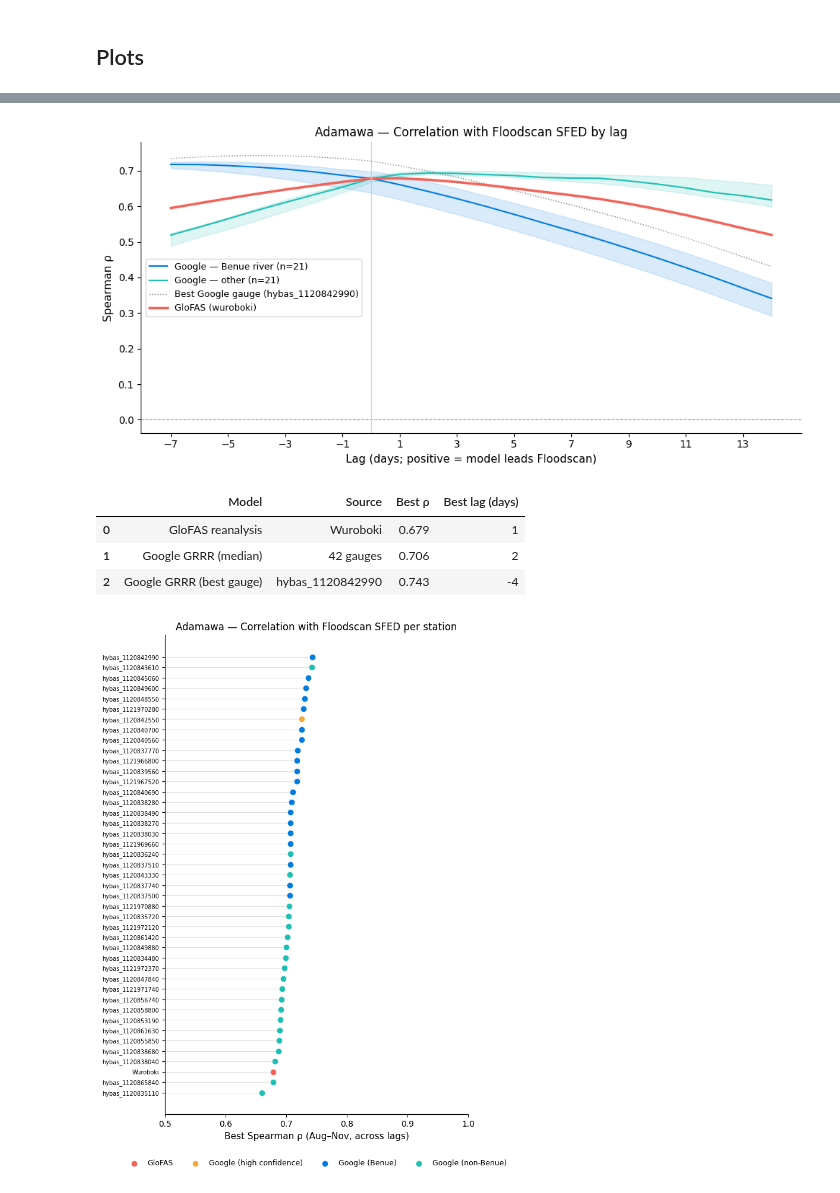
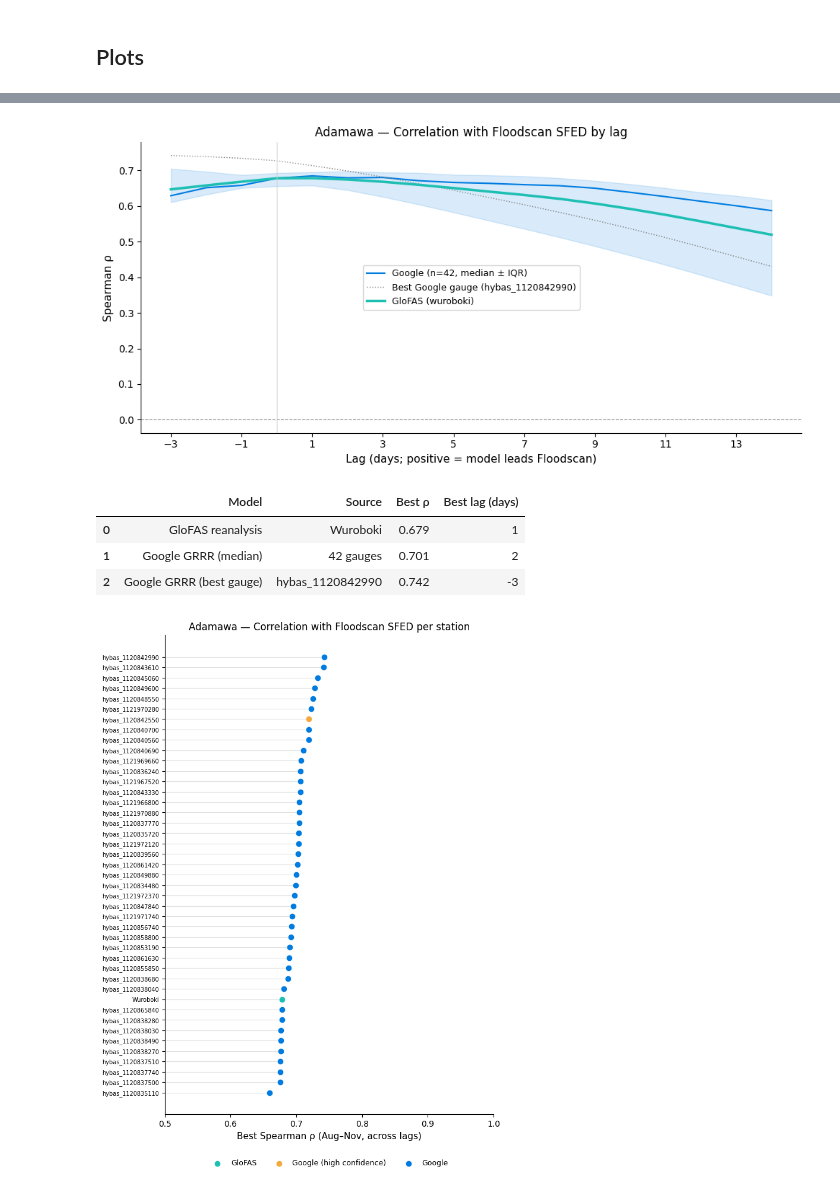
Before and after one commit to OCHA-DAP/ds-aa-nga-flooding, a Jupyter notebook: exploration/2026/cerf/19_model_reanalysis_comparison.ipynb, the cells around one changed output, grey strips where cells are left out. Drawn from its saved outputs; the diff is of its cells as text; code cells hidden in the pictures.

```diff
--- a/exploration/2026/cerf/19_model_reanalysis_comparison.ipynb
+++ b/exploration/2026/cerf/19_model_reanalysis_comparison.ipynb
@@ -46,7 +46,7 @@ True
 STATE = "Adamawa"  # "Adamawa" or "Benue"
 
 WET_MONTHS = [8, 9, 10, 11]  # Aug–Nov
-MIN_LAG = -7
+MIN_LAG = -3
 MAX_LAG = 14
 MIN_OBS = 60
 
@@ -201,6 +201,18 @@ gf_best_r, gf_best_lag, gf_lag_profile = best_lag_corr(merged_gf, "discharge", m
 print(f"GloFAS ({cfg['glofas_station']}): best ρ = {gf_best_r:.3f} at lag = {gf_best_lag} days, n = {len(merged_gf)}")
 # %% [output]
 GloFAS (wuroboki): best ρ = 0.679 at lag = 1 days, n = 3172
+# %%
+CAT_COLORS = {
+    "GloFAS":                   "#1EBFB3",
+    "Google (high confidence)":  "#F4A93B",
+    "Google":                    "#007CE0",
+}
+
+def get_category(row):
+    if row["quality_verified"]:
+        return "Google (high confidence)"
+    else:
+        return "Google"
 # %% [markdown]
 ## Annual peak correlation diagnostics
 
@@ -452,46 +539,37 @@ def lag_profile_matrix(df_subset):
         dtype=float,
     )
 
-arr_benue = lag_profile_matrix(df_google[df_google["is_benue"]])
-arr_other = lag_profile_matrix(df_google[~df_google["is_benue"]])
-
+arr_all = lag_profile_matrix(df_google)
 best_gauge_idx = df_google["best_r"].idxmax()
 best_gauge_profile = [df_google.loc[best_gauge_idx, "lag_profile"].get(lag, np.nan) for lag in lags]
 gf_profile = [gf_lag_profile.get(lag, np.nan) for lag in lags]
 
 fig, ax = plt.subplots(figsize=(10, 5))
 
-if len(arr_benue):
-    ax.fill_between(lags,
-        np.nanpercentile(arr_benue, 25, axis=0), np.nanpercentile(arr_benue, 75, axis=0),
-        color="#007CE0", alpha=0.15)
-    ax.plot(lags, np.nanmedian(arr_benue, axis=0), color="#007CE0", linewidth=1.5,
-            label=f"Google — Benue river (n={len(arr_benue)})")
-
-if len(arr_other):
-    ax.fill_between(lags,
-        np.nanpercentile(arr_other, 25, axis=0), np.nanpercentile(arr_other, 75, axis=0),
-        color="#1EBFB3", alpha=0.15)
-    ax.plot(lags, np.nanmedian(arr_other, axis=0), color="#1EBFB3", linewidth=1.5,
-            label=f"Google — other (n={len(arr_other)})")
+ax.fill_between(lags,
+    np.nanpercentile(arr_all, 25, axis=0), np.nanpercentile(arr_all, 75, axis=0),
+    color=CAT_COLORS["Google"], alpha=0.15)
+ax.plot(lags, np.nanmedian(arr_all, axis=0), color=CAT_COLORS["Google"], linewidth=1.5,
+        label=f"Google (n={len(arr_all)}, median ± IQR)")
 
 ax.plot(lags, best_gauge_profile, color="#888888", linewidth=1, linestyle=":",
         label=f"Best Google gauge ({df_google.loc[best_gauge_idx, 'gauge_id']})")
-ax.plot(lags, gf_profile, color="#F2645A", linewidth=2.5, label=f"GloFAS ({cfg['glofas_station']})")
+ax.plot(lags, gf_profile, color=CAT_COLORS["GloFAS"], linewidth=2.5,
+        label=f"GloFAS ({cfg['glofas_station']})")
 
 ax.axhline(0, color="#888888", linewidth=0.8, linestyle="--")
 ax.axvline(0, color="#cccccc", linewidth=0.8)
 ax.set_xlabel("Lag (days; positive = model leads Floodscan)", fontsize=11)
 ax.set_ylabel("Spearman ρ", fontsize=11)
 ax.set_title(f"{STATE} — Correlation with Floodscan SFED by lag", fontsize=12)
 ax.set_xticks(range(MIN_LAG, MAX_LAG + 1, 2))
 ax.legend(fontsize=9)
 ax.spines[["top", "right"]].set_visible(False)
 plt.tight_layout()
 plt.savefig(f"{FIGURES_DIR}/{STATE.lower()}_corr_lag_profiles.png", dpi=150, bbox_inches="tight")
 plt.show()
 # %% [output]
-[figure, old version]
+[figure, new version]
 # %%
 # Summary table
 summary = pd.DataFrame([
@@ -518,24 +596,9 @@ summary
 # %% [output]
 |  | Model | Source | Best ρ | Best lag (days) |
 | 0 | GloFAS reanalysis | Wuroboki | 0.679 | 1 |
-| 1 | Google GRRR (median) | 42 gauges | 0.706 | 2 |
-| 2 | Google GRRR (best gauge) | hybas_1120842990 | 0.743 | -4 |
+| 1 | Google GRRR (median) | 42 gauges | 0.701 | 2 |
+| 2 | Google GRRR (best gauge) | hybas_1120842990 | 0.742 | -3 |
 # %%
-CAT_COLORS = {
-    "GloFAS":                  "#F2645A",
-    "Google (high confidence)": "#F4A93B",
-    "Google (Benue)":           "#007CE0",
-    "Google (non-Benue)":       "#1EBFB3",
-}
-
-def get_category(row):
-    if row["quality_verified"]:
-        return "Google (high confidence)"
-    elif row["is_benue"]:
-        return "Google (Benue)"
-    else:
-        return "Google (non-Benue)"
-
 df_dot = df_google[["gauge_id", "best_r", "quality_verified", "is_benue"]].copy()
 df_dot["category"] = df_dot.apply(get_category, axis=1)
 
@@ -583,4 +646,4 @@ plt.tight_layout()
 plt.savefig(f"{FIGURES_DIR}/{STATE.lower()}_corr_dot_plot.png", dpi=150, bbox_inches="tight")
 plt.show()
 # %% [output]
-[figure, old version]
+[figure, new version]
```
Also changed, not shown: parts of 8 cells of this notebook, 29 other files.
